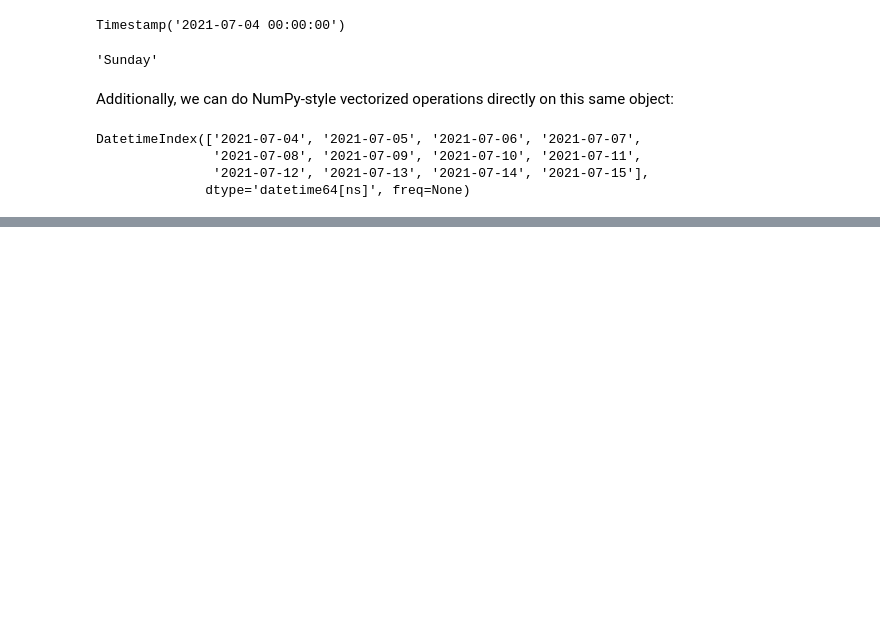
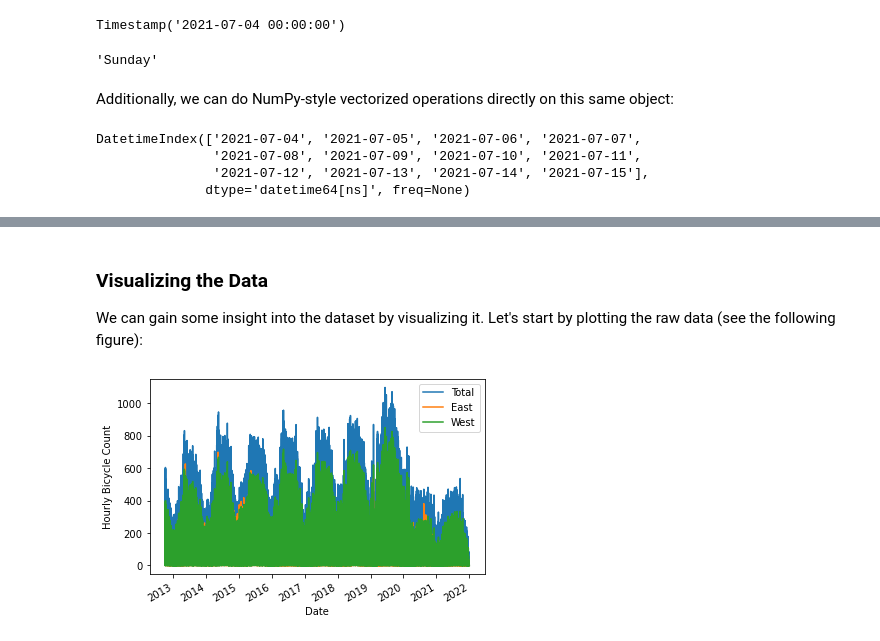
Before and after one commit to f0anits1o/Python-Data-Analysis, a Jupyter notebook: pandas2.ipynb, the cells around one changed output, grey strips where cells are left out. Cells and saved outputs as stored; diff of their text form; code cells hidden in the pictures; blank space fills up the shorter version.

```diff
--- a/pandas2.ipynb
+++ b/pandas2.ipynb
@@ -3186,0 +3365,3 @@ DatetimeIndex(['2021-07-04', '2021-07-05', '2021-07-06', '2021-07-07',
+# %%
+data = pd.read_csv('data/FremontBridge.csv', index_col='Date', parse_dates=True)
+data.head()
@@ -3186,0 +3378,2 @@ DatetimeIndex(['2021-07-04', '2021-07-05', '2021-07-06', '2021-07-07',
+# %%
+data.columns = ['Total', 'East', 'West']
@@ -3186,0 +3394,12 @@ DatetimeIndex(['2021-07-04', '2021-07-05', '2021-07-06', '2021-07-07',
+# %% [markdown]
+### Visualizing the Data
+
+We can gain some insight into the dataset by visualizing it.
+Let's start by plotting the raw data (see the following figure):
+# %%
+import matplotlib as mpl;
+from matplotlib import pyplot as plt;
+data.plot()
+plt.ylabel('Hourly Bicycle Count');
+# %% [output]
+[figure, added]
```
Also changed, not shown: parts of 51 cells of this notebook.
